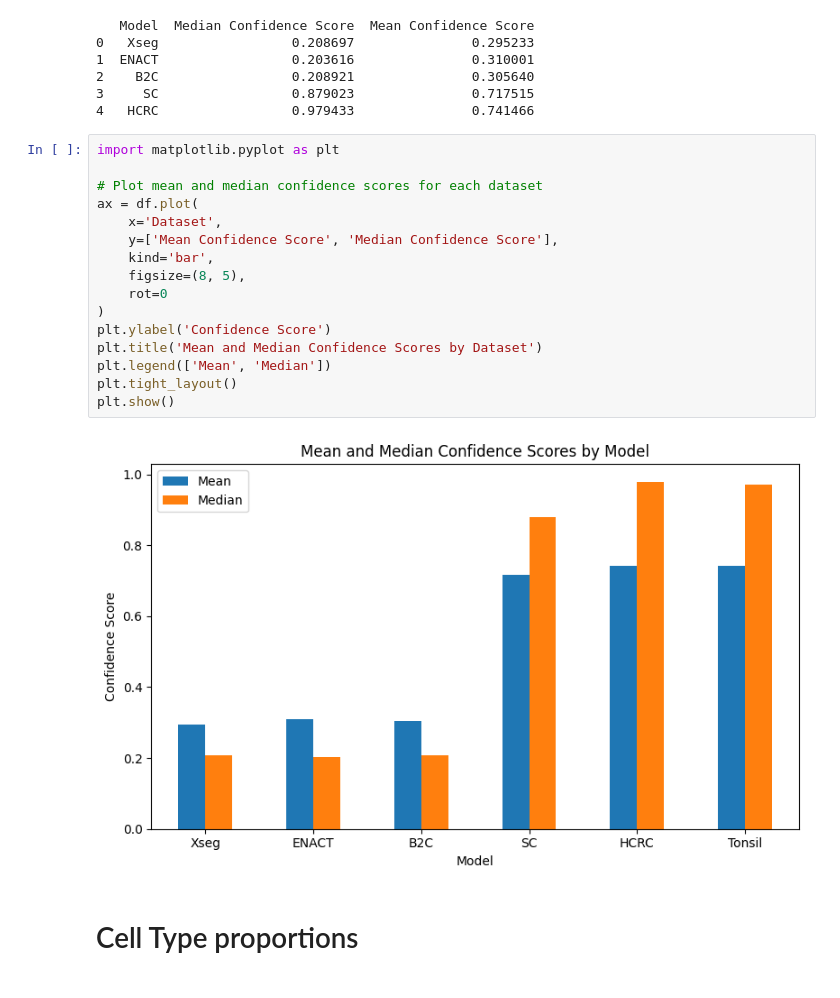
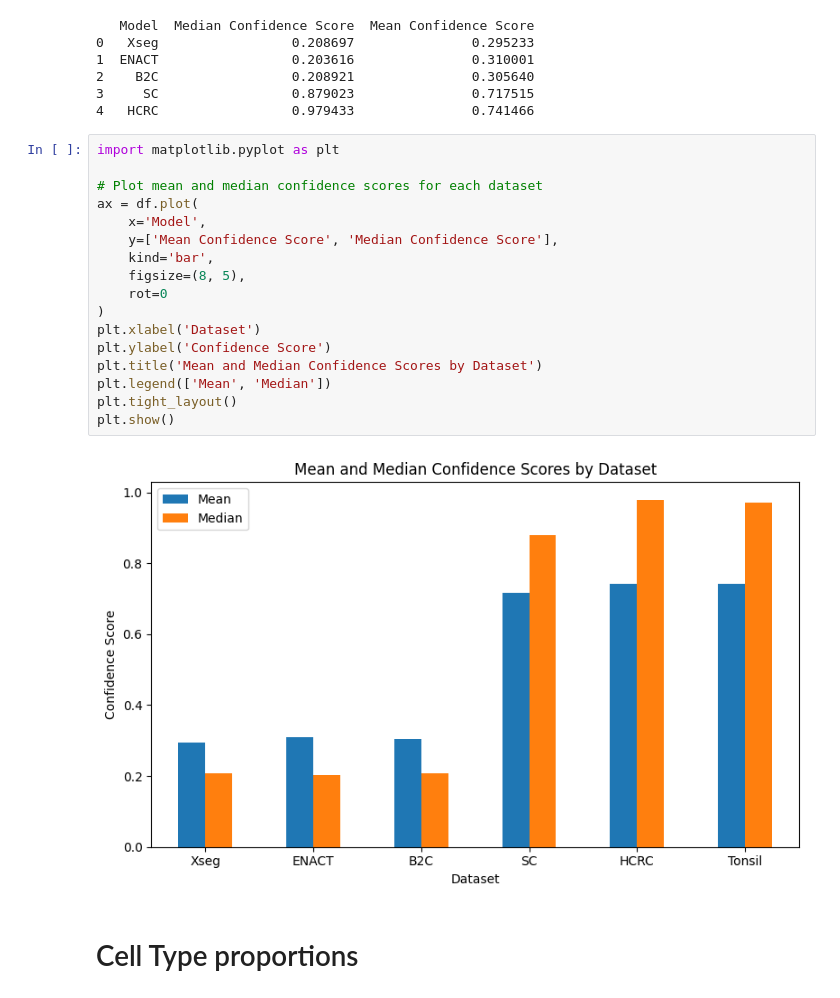
Before and after one commit to RaphaelDeGottardi/MasterThesis, a Jupyter notebook: Benchmarking pipeline/CellTypeAssignment metrics/Celltypist/Celltypist_plots.ipynb, the cells around one changed output. Cells and saved outputs as stored; diff of their text form.

```diff
--- a/Benchmarking pipeline/CellTypeAssignment metrics/Celltypist/Celltypist_plots.ipynb
+++ b/Benchmarking pipeline/CellTypeAssignment metrics/Celltypist/Celltypist_plots.ipynb
@@ -18,21 +18,22 @@ print(df.head())
 # %%
 import matplotlib.pyplot as plt
 
 # Plot mean and median confidence scores for each dataset
 ax = df.plot(
-    x='Dataset',
+    x='Model',
     y=['Mean Confidence Score', 'Median Confidence Score'],
     kind='bar',
     figsize=(8, 5),
     rot=0
 )
+plt.xlabel('Dataset')
 plt.ylabel('Confidence Score')
 plt.title('Mean and Median Confidence Scores by Dataset')
 plt.legend(['Mean', 'Median'])
 plt.tight_layout()
 plt.show()
 # %% [output]
-[figure, old version]
+[figure, new version]
 # %% [markdown]
 # Cell Type proportions
 # %%
```
Also changed, not shown: parts of 1 cell of this notebook, 1 other file.
